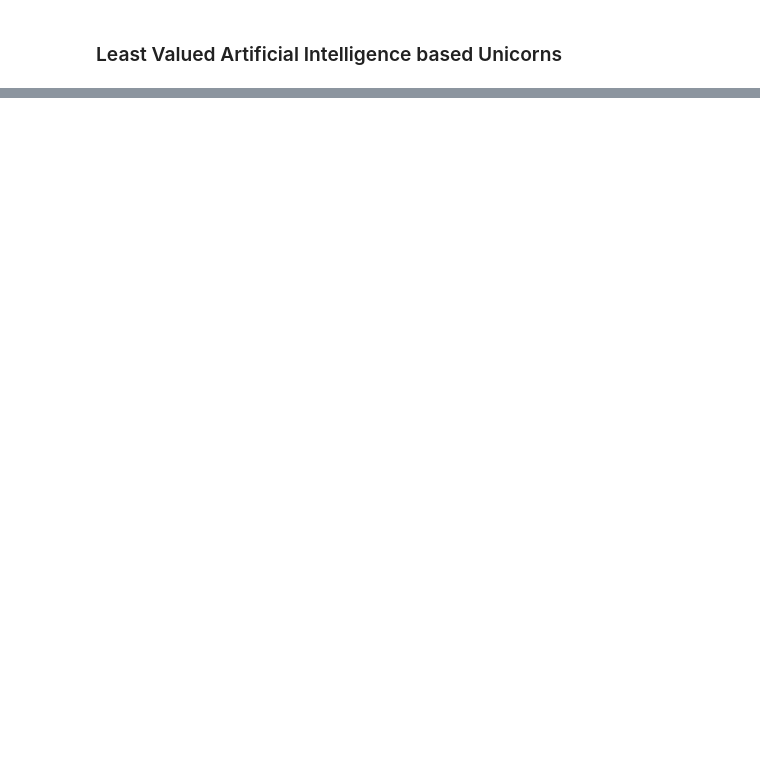
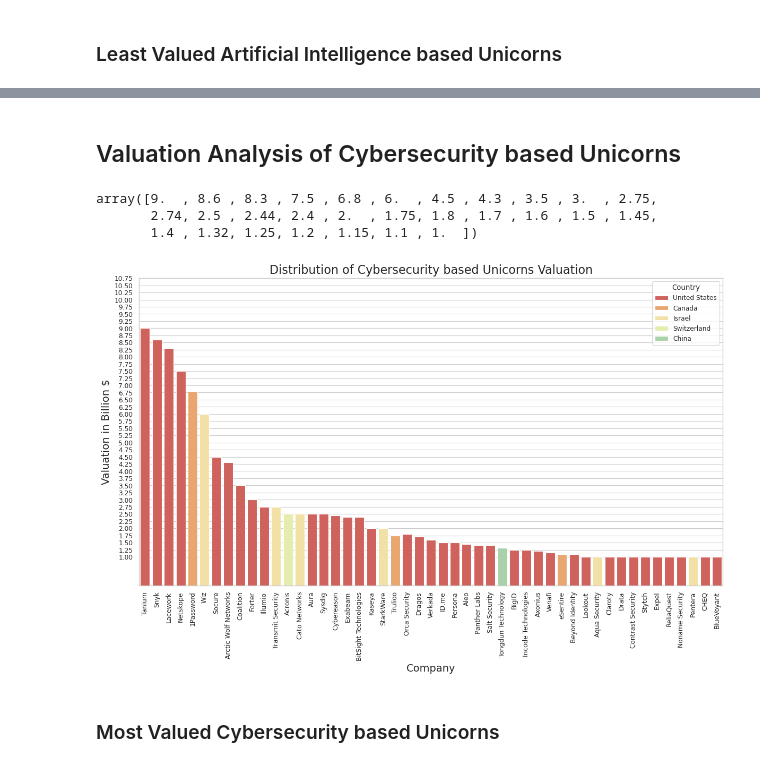
Before and after one commit to SavyaSanchi-Sharma/Projects, a Jupyter notebook: data_science_projects/unicorn_dataset_analysis/notebooks/unicorn_company_analysis.ipynb, the cells around one changed output, grey strips where cells are left out. Saved outputs shown, nothing was run; the diff lists cells and outputs as text; code cells hidden in the pictures; blank space fills up the shorter version.

Commit message:
Data management analysis

```diff
--- a/data_science_projects/unicorn_dataset_analysis/notebooks/unicorn_company_analysis.ipynb
+++ b/data_science_projects/unicorn_dataset_analysis/notebooks/unicorn_company_analysis.ipynb
@@ -217,0 +450,3 @@ low_valued_ai
+# %%
+dataset_cybersec_subset=cleaned_dataset[cleaned_dataset['Industry'].isin(['Cybersecurity'])]
+dataset_cybersec_subset
@@ -217,0 +485,14 @@ low_valued_ai
+# %% [markdown]
+## Valuation Analysis of Cybersecurity based Unicorns
+# %%
+dataset_cybersec_subset['Valuation'].unique()
+# %% [output]
+array([9.  , 8.6 , 8.3 , 7.5 , 6.8 , 6.  , 4.5 , 4.3 , 3.5 , 3.  , 2.75,
+       2.74, 2.5 , 2.44, 2.4 , 2.  , 1.75, 1.8 , 1.7 , 1.6 , 1.5 , 1.45,
+       1.4 , 1.32, 1.25, 1.2 , 1.15, 1.1 , 1.  ])
+# %%
+company_vs_valuation_vis(dataset_cybersec_subset,'Cybersecurity based Unicorns',np.arange(1,11,0.25),(12,8))
+# %% [output]
+[figure, added]
+# %% [markdown]
+### Most Valued Cybersecurity based Unicorns
```
Also changed, not shown: parts of 49 cells of this notebook, 3 other files.
